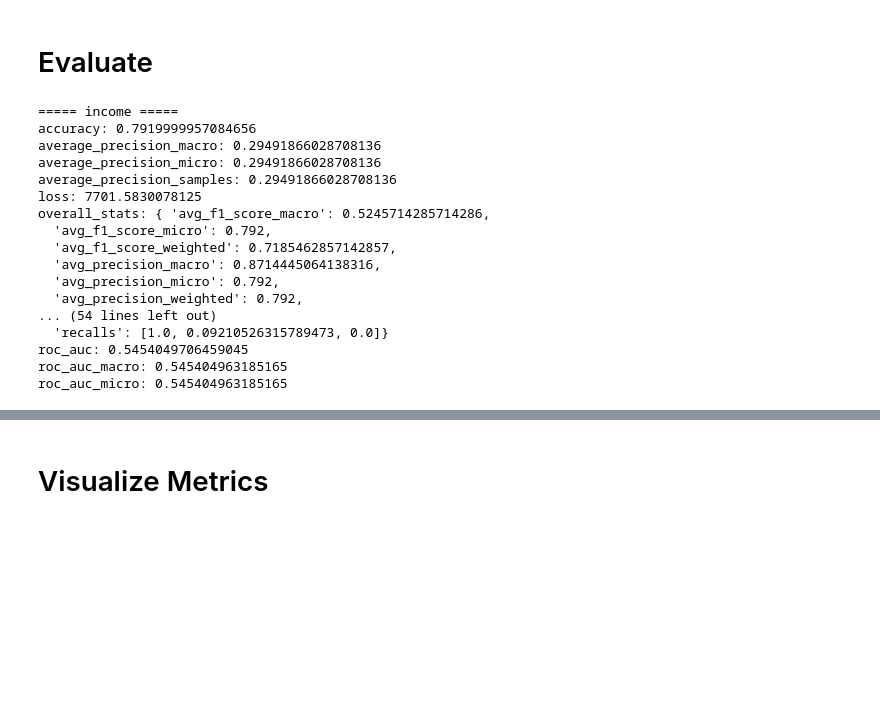
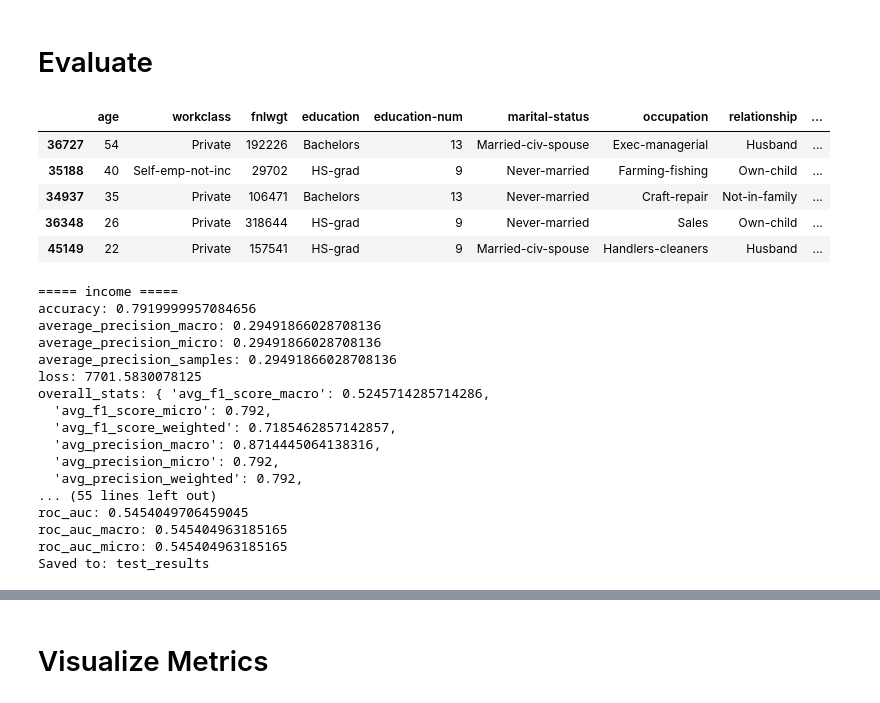
Before and after one commit to ludwig-ai/ludwig-docs, a Jupyter notebook: docs/examples/adult_census_income_colab_notebooks/Adult_Census_Income_Classification_with_Ludwig_API.ipynb, the cells around one changed output, grey strips where cells are left out. Drawn from its saved outputs; the diff is of its cells as text; code cells hidden in the pictures; blank space fills up the shorter version.

```diff
--- a/docs/examples/adult_census_income_colab_notebooks/Adult_Census_Income_Classification_with_Ludwig_API.ipynb
+++ b/docs/examples/adult_census_income_colab_notebooks/Adult_Census_Income_Classification_with_Ludwig_API.ipynb
@@ -158,13 +158,25 @@ train_stats, preprocessed_data, output_directory = model.train(training_set=trai
 # Extract subset of test data for evaluation due to limitations in amount of data displayable in colab notebook.
 np.random.seed(13)
 eval_df = test_df.sample(n=1000)
+# %%
+eval_df.head()
+# %% [output]
+|  | age | workclass | fnlwgt | education | education-num | marital-status | occupation | relationship | ... |
+| 36727 | 54 | Private | 192226 | Bachelors | 13 | Married-civ-spouse | Exec-managerial | Husband | ... |
+| 35188 | 40 | Self-emp-not-inc | 29702 | HS-grad | 9 | Never-married | Farming-fishing | Own-child | ... |
+| 34937 | 35 | Private | 106471 | Bachelors | 13 | Never-married | Craft-repair | Not-in-family | ... |
+| 36348 | 26 | Private | 318644 | HS-grad | 9 | Never-married | Sales | Own-child | ... |
+| 45149 | 22 | Private | 157541 | HS-grad | 9 | Married-civ-spouse | Handlers-cleaners | Husband | ... |
 # %%
 # Generates predictions and performance statistics for the test set.
 test_stats, predictions, output_directory = model.evaluate(
   eval_df,
   collect_predictions=True,
   collect_overall_stats=True,
-  return_type='dict'
+  skip_save_eval_stats=False,
+  skip_save_predictions=False,
+  output_directory="test_results",
+  return_type="dict"
 )
 # %% [output]
 ===== income =====
@@ -179,8 +191,8 @@ overall_stats: { 'avg_f1_score_macro': 0.5245714285714286,
   'avg_precision_macro': 0.8714445064138316,
   'avg_precision_micro': 0.792,
   'avg_precision_weighted': 0.792,
-... (54 lines left out)
-  'recalls': [1.0, 0.09210526315789473, 0.0]}
+... (55 lines left out)
 roc_auc: 0.5454049706459045
 roc_auc_macro: 0.545404963185165
 roc_auc_micro: 0.545404963185165
+Saved to: test_results
```
Also changed, not shown: parts of 2 cells of this notebook.
